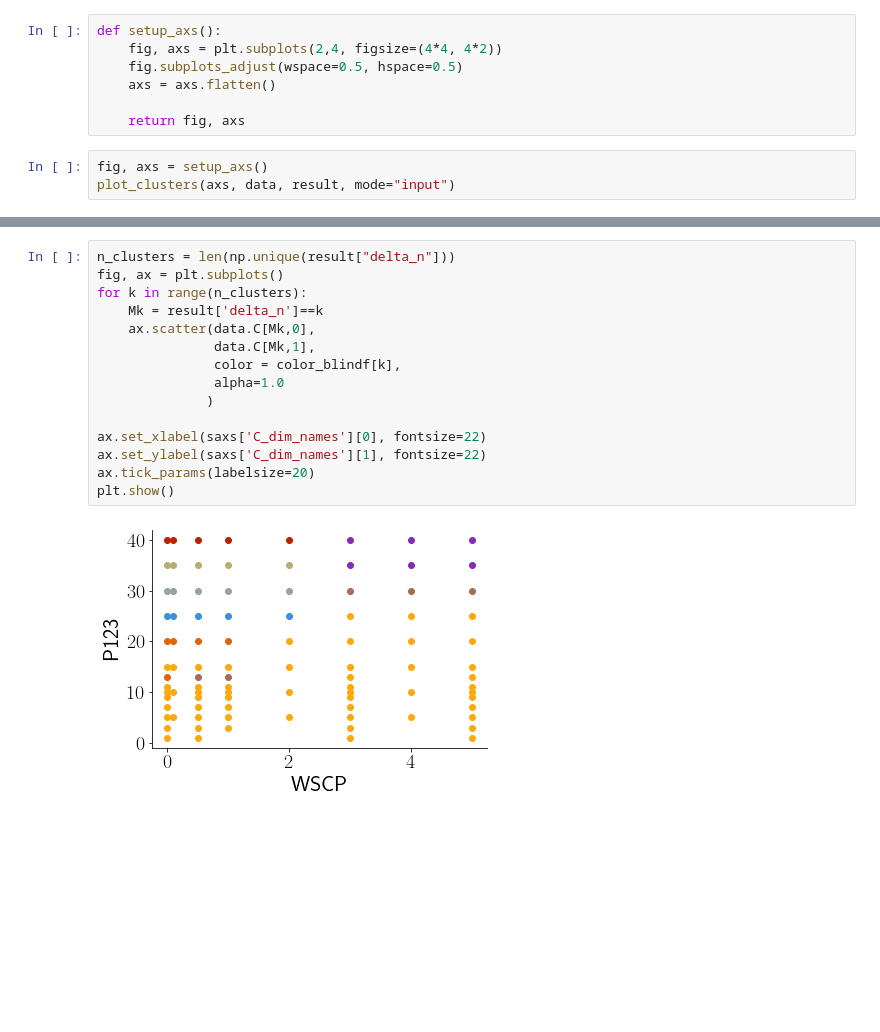
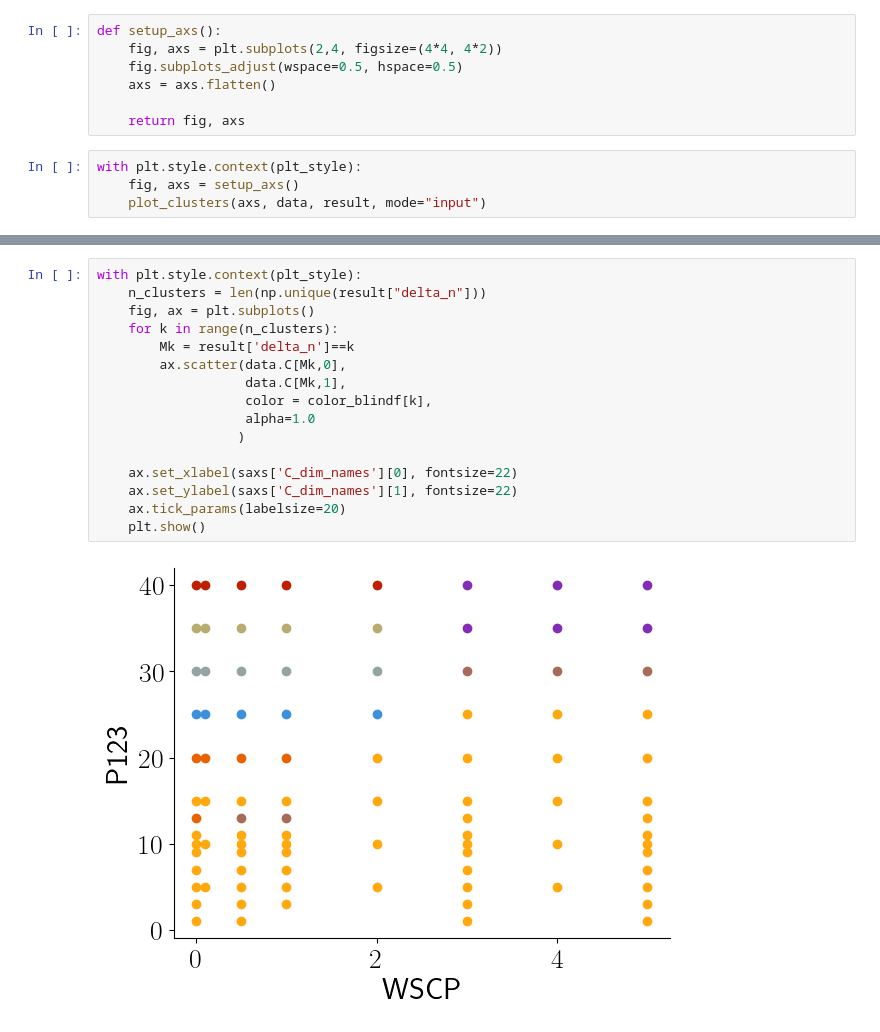
Before and after one commit to pozzo-research-group/papers, a Jupyter notebook: autophasemap/postprocess/WSCP_P123_NOpH/plot_results_8.ipynb, the cells around one changed output, grey strips where cells are left out. Drawn from its saved outputs; the diff is of its cells as text; blank space fills up the shorter version.

```diff
--- a/autophasemap/postprocess/WSCP_P123_NOpH/plot_results_8.ipynb
+++ b/autophasemap/postprocess/WSCP_P123_NOpH/plot_results_8.ipynb
@@ -80,6 +118,7 @@ def setup_axs():
 
     return fig, axs
 # %%
-fig, axs = setup_axs()
-plot_clusters(axs, data, result, mode="input")
+with plt.style.context(plt_style):
+    fig, axs = setup_axs()
+    plot_clusters(axs, data, result, mode="input")
 # %% [output]
@@ -110,17 +154,18 @@ plt.show()
 # %%
-n_clusters = len(np.unique(result["delta_n"]))
-fig, ax = plt.subplots()
-for k in range(n_clusters):
-    Mk = result['delta_n']==k
-    ax.scatter(data.C[Mk,0],
-               data.C[Mk,1],
-               color = color_blindf[k],
-               alpha=1.0
-              )
+with plt.style.context(plt_style):
+    n_clusters = len(np.unique(result["delta_n"]))
+    fig, ax = plt.subplots()
+    for k in range(n_clusters):
+        Mk = result['delta_n']==k
+        ax.scatter(data.C[Mk,0],
+                   data.C[Mk,1],
+                   color = color_blindf[k],
+                   alpha=1.0
+                  )
 
-ax.set_xlabel(saxs['C_dim_names'][0], fontsize=22)
-ax.set_ylabel(saxs['C_dim_names'][1], fontsize=22)
-ax.tick_params(labelsize=20)
-plt.show()
+    ax.set_xlabel(saxs['C_dim_names'][0], fontsize=22)
+    ax.set_ylabel(saxs['C_dim_names'][1], fontsize=22)
+    ax.tick_params(labelsize=20)
+    plt.show()
 # %% [output]
-[figure, old version]
+[figure, new version]
```
Also changed, not shown: parts of 5 cells of this notebook, 13 other files.
